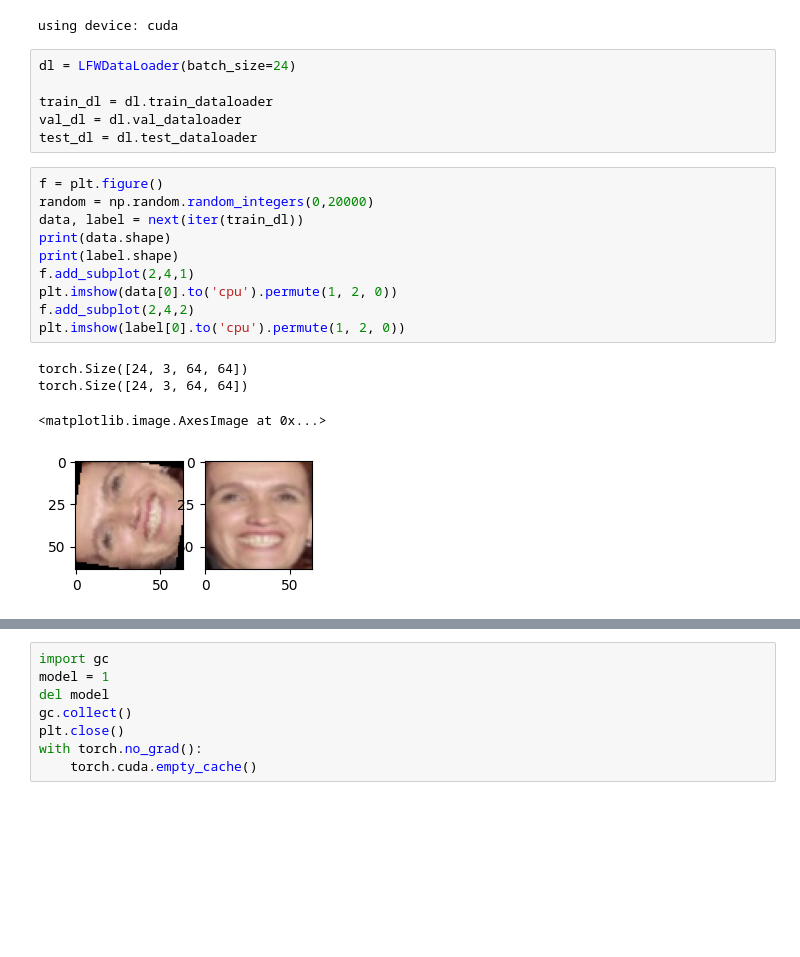
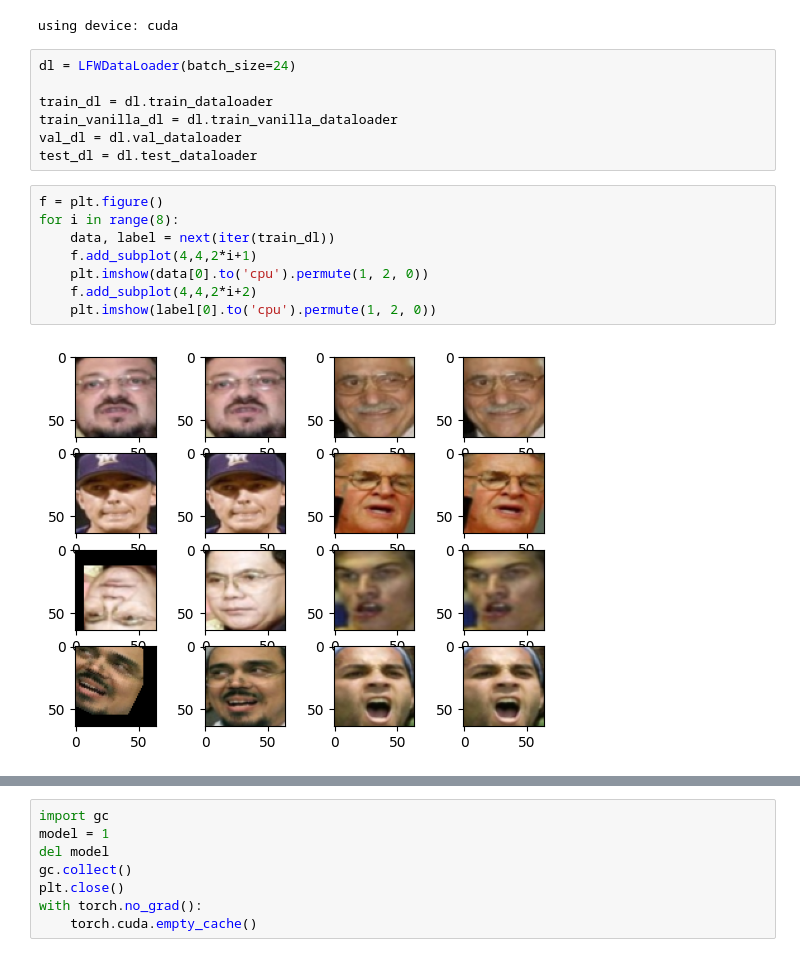
Before and after one commit to rwbakerUMASS/682-Final-Project, a Jupyter notebook: run_model.ipynb, the cells around one changed output, grey strips where cells are left out. Cells and saved outputs as stored; diff of their text form; blank space fills up the shorter version.

```diff
--- a/run_model.ipynb
+++ b/run_model.ipynb
@@ -28,23 +28,19 @@ using device: cuda
 dl = LFWDataLoader(batch_size=24)
 
 train_dl = dl.train_dataloader
+train_vanilla_dl = dl.train_vanilla_dataloader
 val_dl = dl.val_dataloader
 test_dl = dl.test_dataloader
 # %%
 f = plt.figure()
-random = np.random.random_integers(0,20000)
-data, label = next(iter(train_dl))
-print(data.shape)
-print(label.shape)
-f.add_subplot(2,4,1)
-plt.imshow(data[0].to('cpu').permute(1, 2, 0))
-f.add_subplot(2,4,2)
-plt.imshow(label[0].to('cpu').permute(1, 2, 0))
+for i in range(8):
+    data, label = next(iter(train_dl))
+    f.add_subplot(4,4,2*i+1)
+    plt.imshow(data[0].to('cpu').permute(1, 2, 0))
+    f.add_subplot(4,4,2*i+2)
+    plt.imshow(label[0].to('cpu').permute(1, 2, 0))
 # %% [output]
-torch.Size([24, 3, 64, 64])
-torch.Size([24, 3, 64, 64])
-<matplotlib.image.AxesImage at 0x...>
-[figure, old version]
+[figure, new version]
 # %%
 from model import *
 from loss import LogCoshLoss, PerceptualLoss
```
Also changed, not shown: parts of 9 cells of this notebook, 2 other files.
